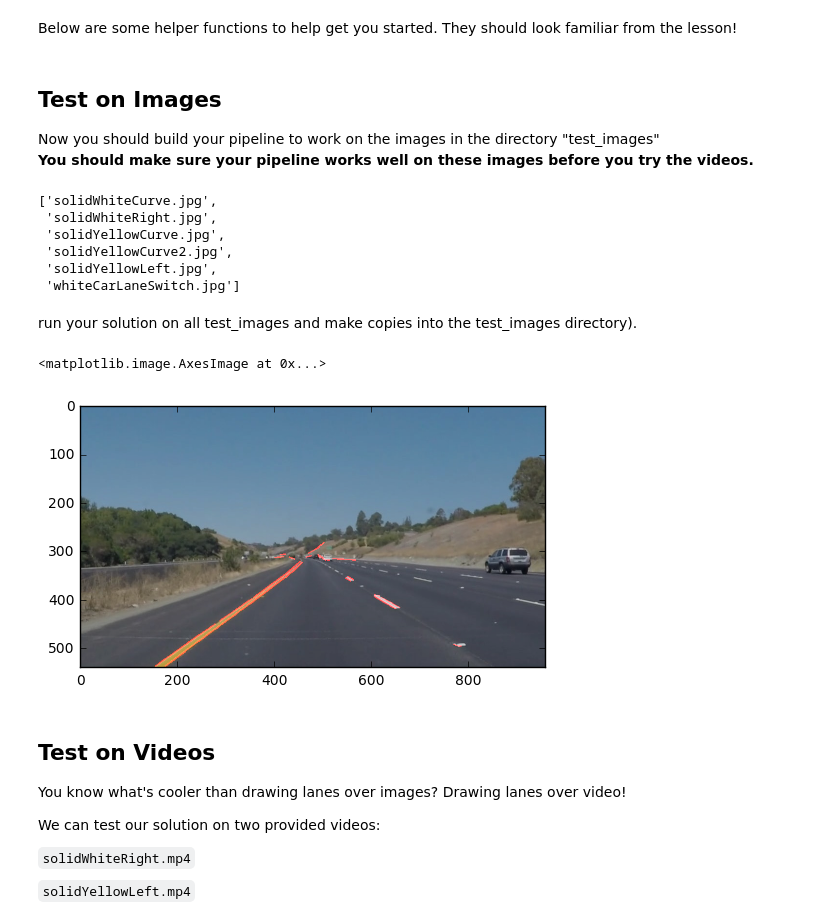
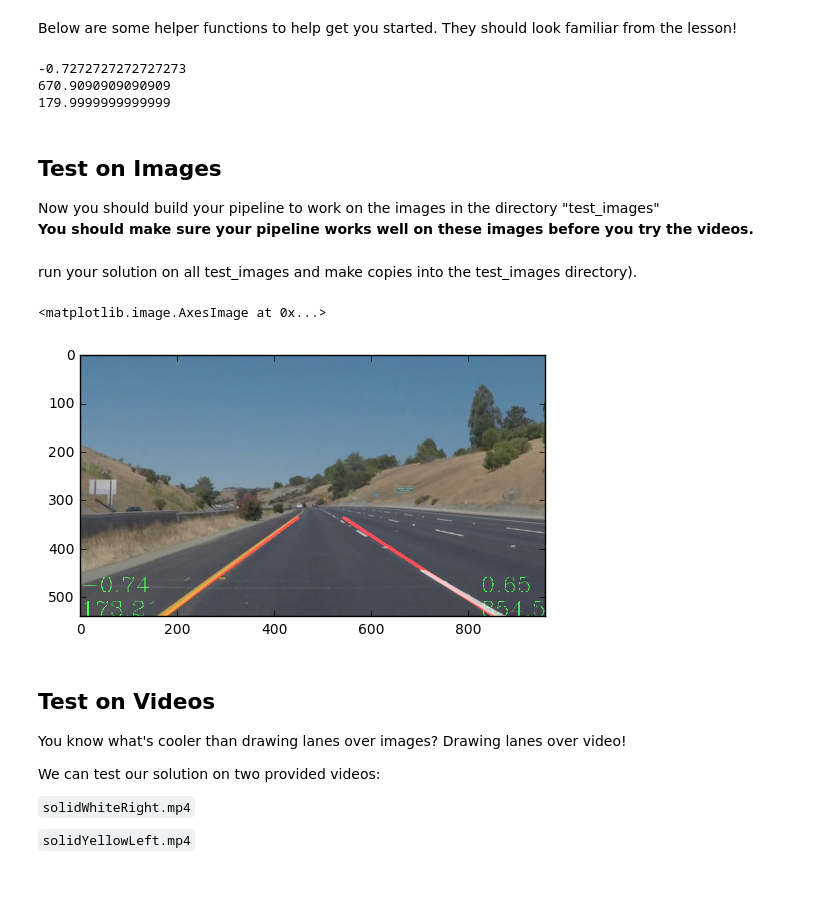
Before and after one commit to bauer-san/CarND-LaneLines-P1, a Jupyter notebook: Bauer_P1.ipynb, the cells around one changed output. Saved outputs shown, nothing was run; the diff lists cells and outputs as text; code cells hidden in the pictures; blank space fills up the shorter version.

Commit message:
Good tracking of lanemarkers in easy files.
Added kalman filters for the slope and x-intercept.
Need to clean it up and look at the ROI to improve the performance on the EXTRA file.

```diff
--- a/Bauer_P1.ipynb
+++ b/Bauer_P1.ipynb
@@ -155,17 +185,21 @@ def weighted_img(img, initial_img, α=0.8, β=1., λ=0.):
+# %%
+#test
+
+x1=180
+y1=540
+x2=400
+y2=380
+print(getSlope(x1, y1, x2, y2))
+print(getYIntercept(x1, y1, x2, y2))
+print(getXIntercept(x1, y1, x2, y2))
+# %% [output]
+-0.7272727272727273
+670.9090909090909
+179.9999999999999
 # %% [markdown]
 ## Test on Images
 
 Now you should build your pipeline to work on the images in the directory "test_images"
 **You should make sure your pipeline works well on these images before you try the videos.**
-# %%
-import os
-os.listdir("test_images/")
-# %% [output]
-['solidWhiteCurve.jpg',
- 'solidWhiteRight.jpg',
- 'solidYellowCurve.jpg',
- 'solidYellowCurve2.jpg',
- 'solidYellowLeft.jpg',
- 'whiteCarLaneSwitch.jpg']
 # %% [markdown]
 run your solution on all test_images and make copies into the test_images directory).
@@ -175,41 +323,38 @@ def process_image(image):
     # TODO: put your pipeline here,
     # you should return the final output (image with lines are drawn on lanes)
 
+    imshape = image.shape
+
+    MAX_WIDTH = 960
+    MAX_HEIGHT = 540
+
+    #equalize for contrast
+    #IMGequalize = equalize(image)
+    IMGequalize = image
+
     #grey
-    IMGgray = grayscale(image)
+    IMGgray = grayscale(IMGequalize)
 
     #blur
-    kernel_size = 9
+    kernel_size = 5
     IMGblur = gaussian_blur(IMGgray, kernel_size)
 
     #canny
-    low_threshold = 50
-    high_threshold = 150
+    low_threshold = 70
+    high_threshold = 140
     IMGCanny = canny(IMGblur, low_threshold, high_threshold)
 
-    #roi mask
-    imshape = IMGblur.shape
-    vertices = np.array([[(0,imshape[0]),(imshape[1]/2, imshape[0]/2), (imshape[1]/2, imshape[0]/2), (imshape[1],imshape[0])]], dtype=np.int32)
-    IMGroi = region_of_interest(IMGCanny, vertices)
-
-    #hough
-    rho = 1 # distance resolution in pixels of the Hough grid
-    theta = np.pi/180 # angular resolution in radians of the Hough grid
-    threshold = 5     # minimum number of votes (intersections in Hough grid cell)
-    min_line_len = 10 #minimum number of pixels making up a line
-    max_line_gap = 5    # maximum gap in pixels between connectable line segments
-    IMGHough = hough_lines(IMGroi, rho, theta, threshold, min_line_len, max_line_gap)
-
+    IMGHough = set_leftROI(imshape, IMGCanny)
     IMGweighted = weighted_img(IMGHough,image)
 
     return IMGweighted
 # %%
-image = mpimg.imread("test_images/solidYellowCurve.jpg")
+image = mpimg.imread("test_images/solidYellowCurve2.jpg")
 
 plt.imshow(process_image(image))
 # %% [output]
 <matplotlib.image.AxesImage at 0x...>
-[figure, old version]
+[figure, new version]
 # %% [markdown]
 ## Test on Videos
 
```
Also changed, not shown: parts of 12 cells of this notebook.
